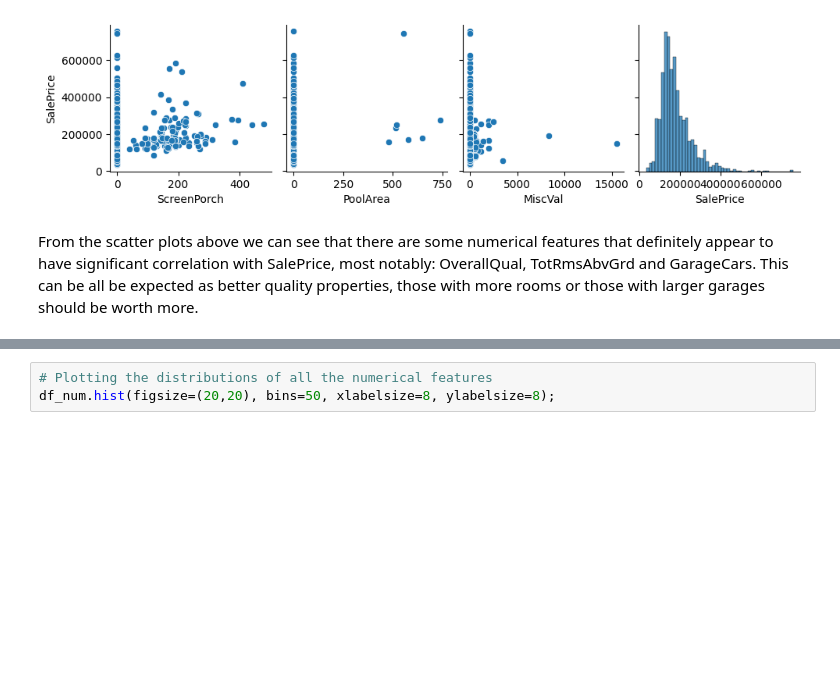
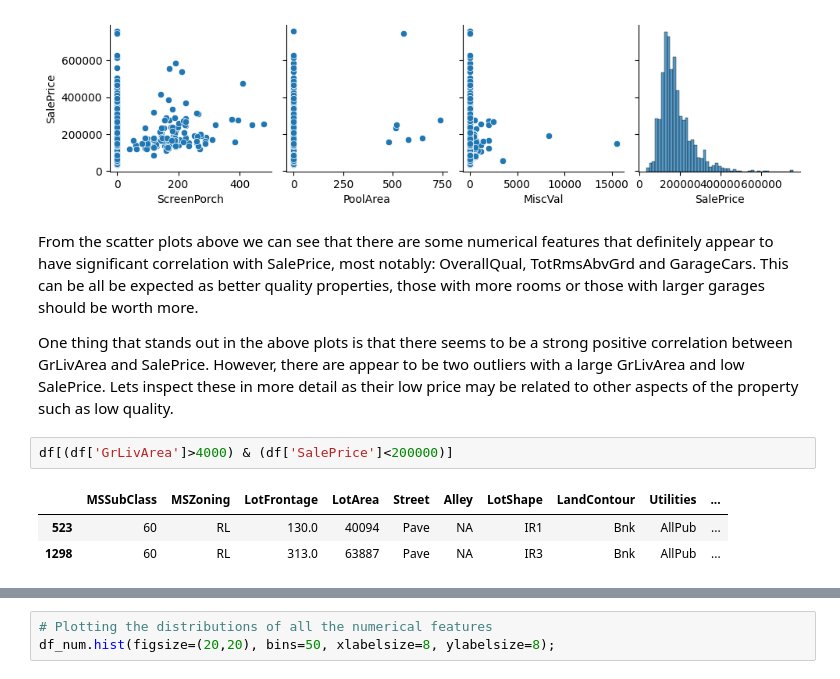
Before and after one commit to ryanhancox/kaggle_house_prices_advanced_regression, a Jupyter notebook: dev/data_preperation_exploration.ipynb, the cells around one changed output, grey strips where cells are left out. Saved outputs shown, nothing was run; the diff lists cells and outputs as text; blank space fills up the shorter version.

```diff
--- a/dev/data_preperation_exploration.ipynb
+++ b/dev/data_preperation_exploration.ipynb
@@ -545,3 +545,11 @@ for i in range(0, len(df_num.columns), 5):
 [figure]
 # %% [markdown]
 From the scatter plots above we can see that there are some numerical features that definitely appear to have significant correlation with SalePrice, most notably: OverallQual, TotRmsAbvGrd and GarageCars. This can be all be expected as better quality properties, those with more rooms or those with larger garages should be worth more.
+
+One thing that stands out in the above plots is that there seems to be a strong positive correlation between GrLivArea and SalePrice. However, there are appear to be two outliers with a large GrLivArea and low SalePrice. Lets inspect these in more detail as their low price may be related to other aspects of the property such as low quality.
+# %%
+df[(df['GrLivArea']>4000) & (df['SalePrice']<200000)]
+# %% [output]
+|  | MSSubClass | MSZoning | LotFrontage | LotArea | Street | Alley | LotShape | LandContour | Utilities | ... |
+| 523 | 60 | RL | 130.0 | 40094 | Pave | NA | IR1 | Bnk | AllPub | ... |
+| 1298 | 60 | RL | 313.0 | 63887 | Pave | NA | IR3 | Bnk | AllPub | ... |
```
Also changed, not shown: parts of 9 cells of this notebook, 11 other files.
